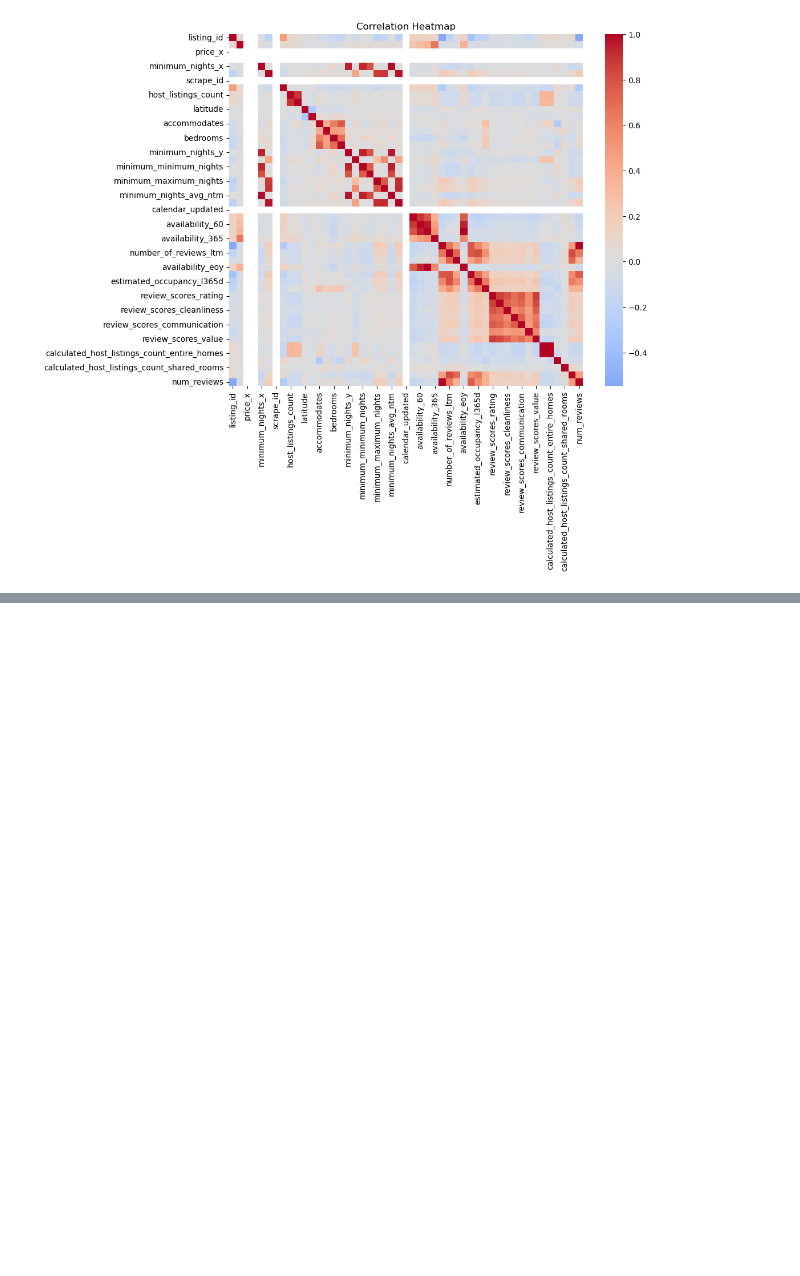
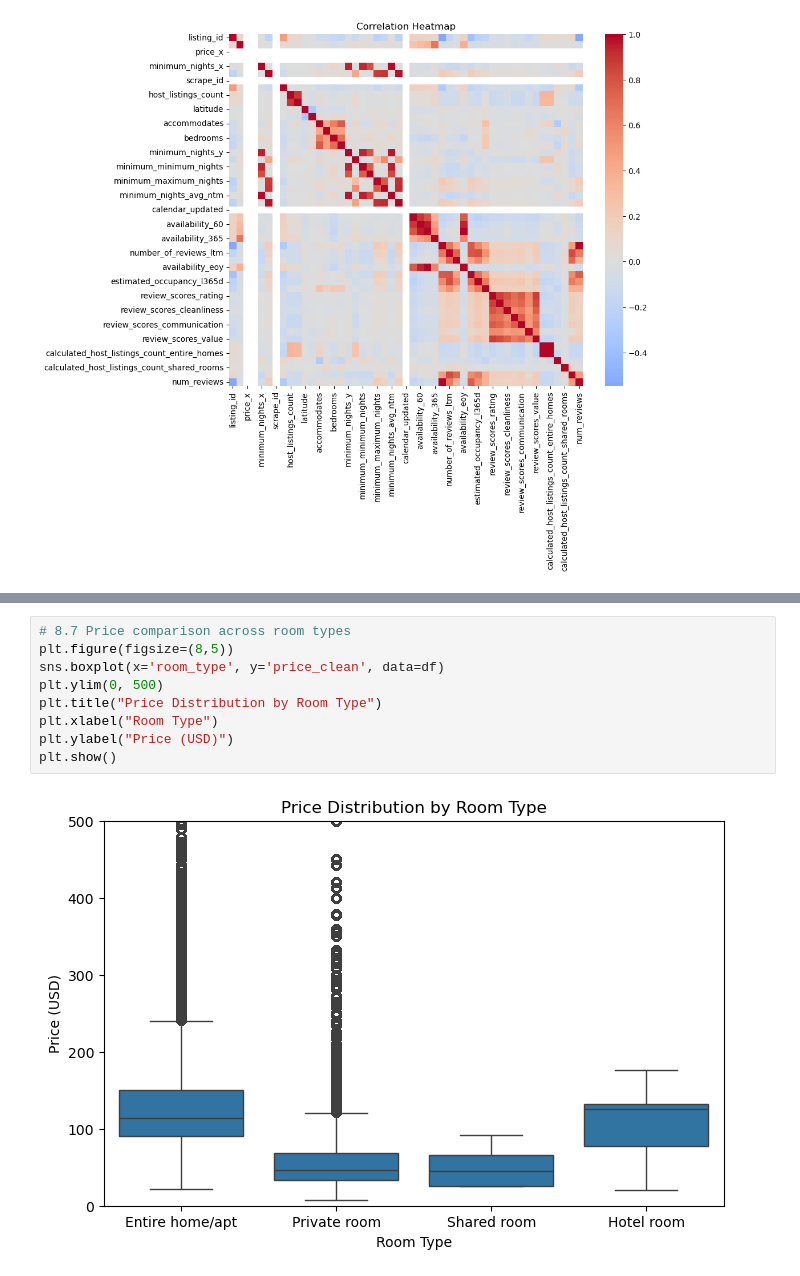
Before and after one commit to MateoBarredaR/hackaton1, a Jupyter notebook: notebooks/may.ipynb, the cells around one changed output, grey strips where cells are left out. Drawn from its saved outputs; the diff is of its cells as text; blank space fills up the shorter version.

```diff
--- a/notebooks/may.ipynb
+++ b/notebooks/may.ipynb
@@ -188,0 +308,11 @@ plt.show()
+# %%
+# 8.7 Price comparison across room types
+plt.figure(figsize=(8,5))
+sns.boxplot(x='room_type', y='price_clean', data=df)
+plt.ylim(0, 500)
+plt.title("Price Distribution by Room Type")
+plt.xlabel("Room Type")
+plt.ylabel("Price (USD)")
+plt.show()
+# %% [output]
+[figure, added]
```
Also changed, not shown: parts of 9 cells of this notebook.
